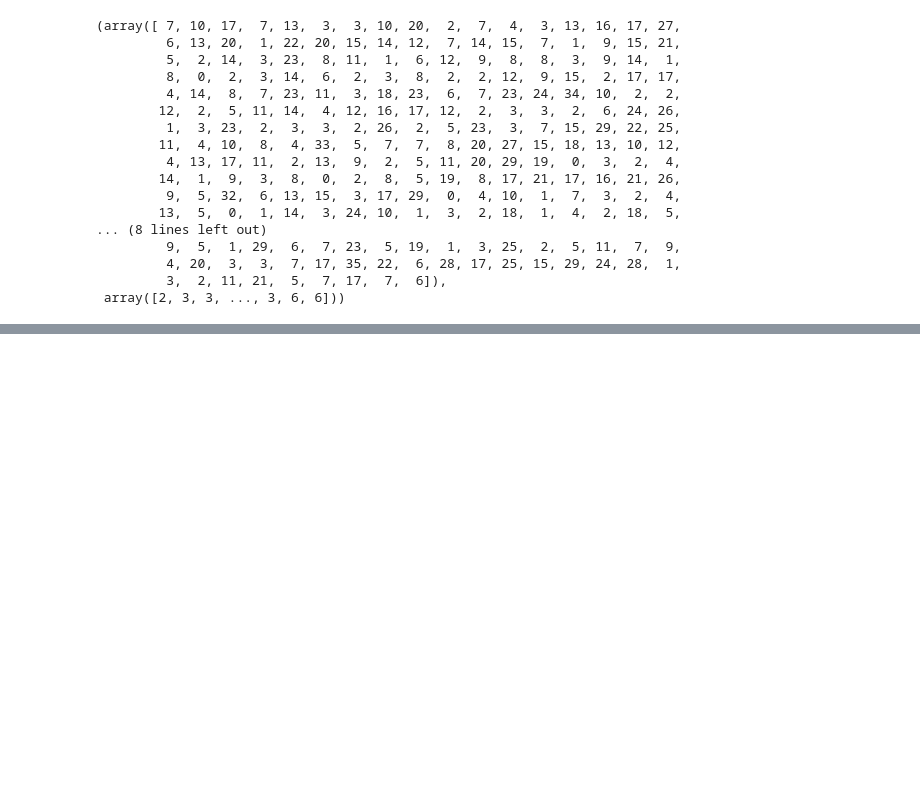
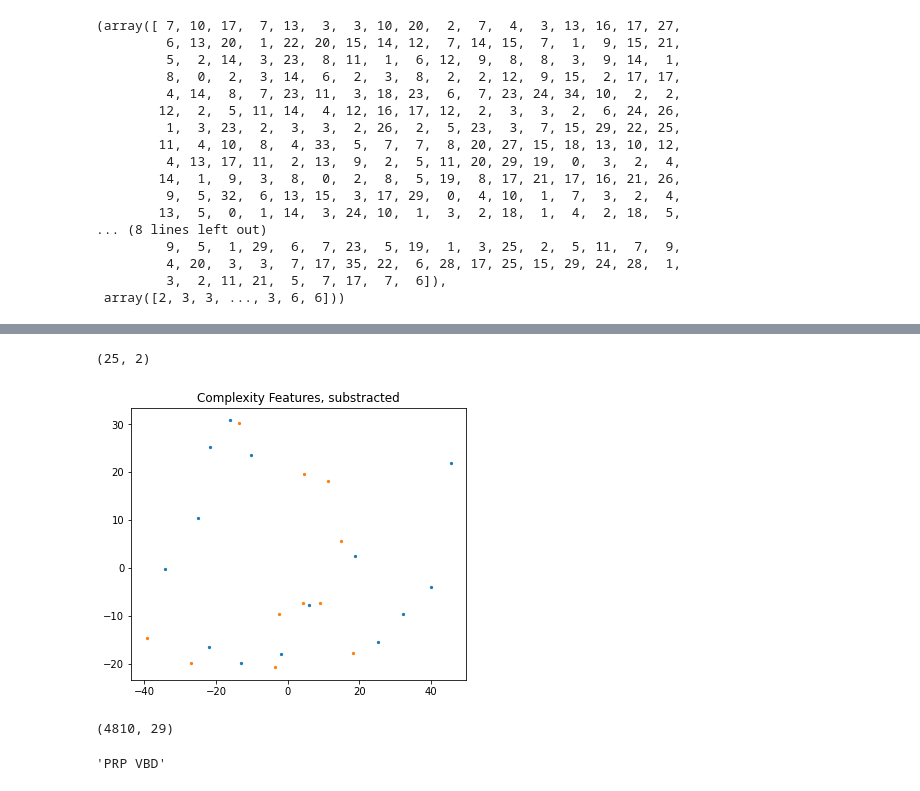
Before and after one commit to kroglkt/LP2, a Jupyter notebook: WordFrequency.ipynb, the cells around one changed output, grey strips where cells are left out. Drawn from its saved outputs; the diff is of its cells as text; code cells hidden in the pictures; blank space fills up the shorter version.

```diff
--- a/WordFrequency.ipynb
+++ b/WordFrequency.ipynb
@@ -455,0 +439,24 @@ AttributeError: module 're' has no attribute 'strip'
+# %%
+from spellchecker import SpellChecker
+
+def misspelled_words(text):
+    #Library for spell checking
+    spell = SpellChecker()
+    text = remove_symbols(text)
+    #Regex for finding digits
+    _digits = re.compile('\d')
+
+    #List of misspelled words
+    misspelled = spell.unknown(text.split())
+    #Remove words, that start with capital letter (Likely names)
+    no_names = [x for x in misspelled if x.title() not in text]
+    #Remove words that contain digits (7th)
+    no_digits = [x for x in no_names if not bool(_digits.search(x))]
+
+    #Find corrections for misspelled words - if word is more than a single character.
+    corrections = [spell.correction(x) for x in no_digits if len(x)>1]
+    #Remove corrections, if they have no correction (likely misclassified spelling mistake)
+    remove_no_correction = [x for x in corrections if x not in misspelled]
+    return remove_no_correction
+
+misspelled_words(corpus[1])
@@ -455,0 +565,6 @@ AttributeError: module 're' has no attribute 'strip'
+# %%
+feat_vec2 = [feat_vec1[x]-feat_vec1[x+1] for x in range(0,len(k_list),2)]
+show_me_pca(feat_vec1, labels[:25], title="Complexity Features, substracted")
+# %% [output]
+(25, 2)
+[figure, added]
@@ -455,0 +581,8 @@ AttributeError: module 're' has no attribute 'strip'
+# %%
+X.toarray().shape
+# %% [output]
+(4810, 29)
+# %%
+' '.join(pos_bigrams[0])
+# %% [output]
+'PRP VBD'
```
Also changed, not shown: parts of 30 cells of this notebook.
